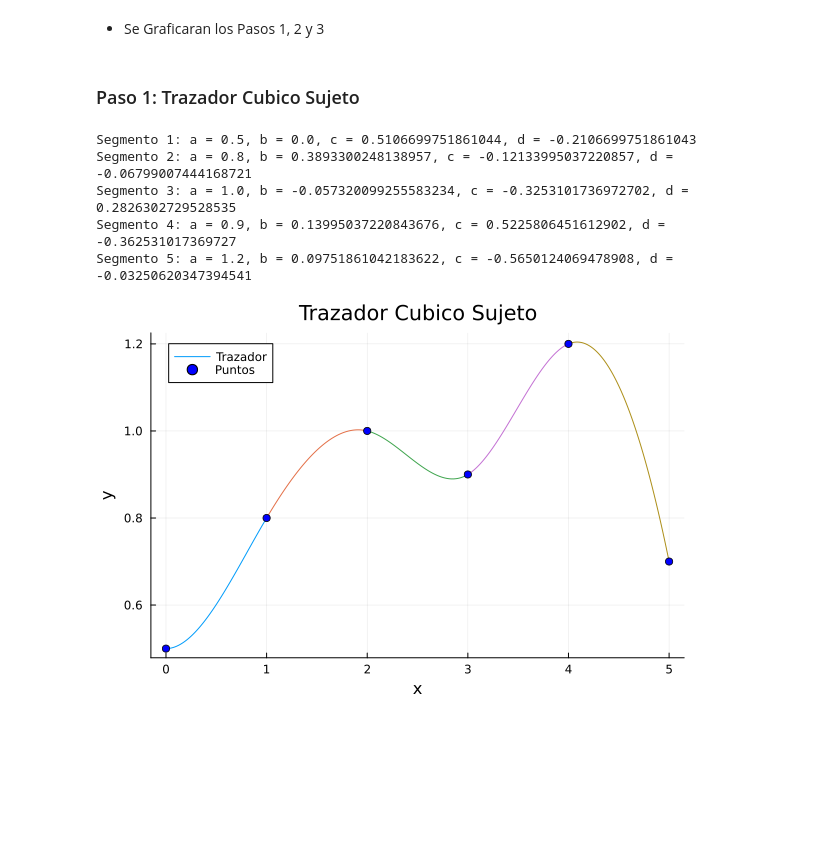
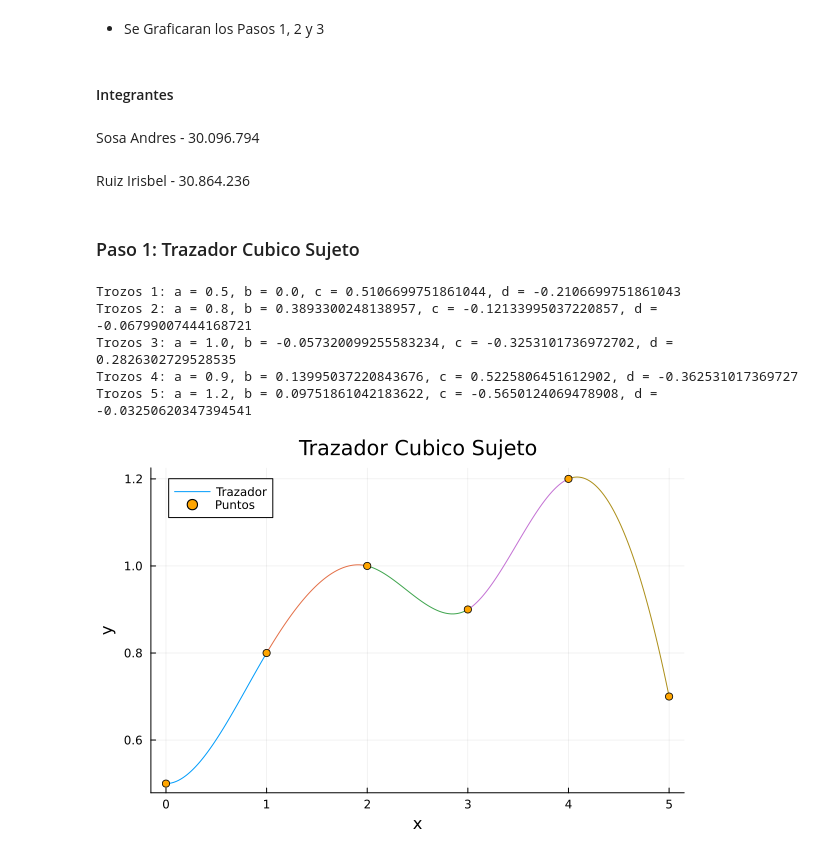
Before and after one commit to Excrah/Proyecto-de-Monta-a-Rusa, a Jupyter notebook: Montaña_Rusa.ipynb, the cells around one changed output. Saved outputs shown, nothing was run; the diff lists cells and outputs as text; code cells hidden in the pictures; blank space fills up the shorter version.

```diff
--- a/Montaña_Rusa.ipynb
+++ b/Montaña_Rusa.ipynb
@@ -29,6 +29,12 @@ fuerzas que actúan en los puntos críticos de la estructura
 * Sera usado .CSV para extraer los datos
 # %% [markdown]
 * Se Graficaran los Pasos 1, 2 y 3
+# %% [markdown]
+#### Integrantes
+# %% [markdown]
+Sosa Andres - 30.096.794
+# %% [markdown]
+Ruiz Irisbel - 30.864.236
 # %% [markdown]
 ### Paso 1: Trazador Cubico Sujeto
 # %%
@@ -67,39 +73,39 @@ for i in 1:n-1
         matriz_A[llenar, 4*i+3] = -2
         llenar += 1
     end
 end
 
 # Creamos unas condiciones de frontera
 matriz_A[llenar, 2] = 1
 llenar += 1
 matriz_A[llenar, end-2] = 2
 matriz_A[llenar, end] = 6*(x[end]-x[end-1])
 resolviendo = matriz_A\matriz_B
 
 # Funcion del trazador cubico
 function S(xi, a, b, c, d, x)
     return a .+ b .* (x .- xi) .+ c .* (x .- xi).^2 .+ d .* (x .- xi).^3
 end
 
-# Graficar
+# Grraficamos los trazadores cúbicos y graficamos tambien sus trozos
 plot()
 for i in 1:n-1
     a, b, c, d = resolviendo[4*(i-1)+1:4*i]
-    println("Segmento $i: a = $a, b = $b, c = $c, d = $d")
+    println("Trozos $i: a = $a, b = $b, c = $c, d = $d")
     xi = x[i]
     xip1 = x[i+1]
     x_range = xi:0.01:xip1
     y_range = S(xi, a, b, c, d, x_range)
     plot!(x_range, y_range, label=i == 1 ? "Trazador" : "")
 end
-scatter!(x, y, label="Puntos", color=:blue)
+scatter!(x, y, label="Puntos", color=:orange)
 xlabel!("x")
 ylabel!("y")
 title!("Trazador Cubico Sujeto")
 # %% [output]
-Segmento 1: a = 0.5, b = 0.0, c = 0.5106699751861044, d = -0.2106699751861043
-Segmento 2: a = 0.8, b = 0.3893300248138957, c = -0.12133995037220857, d = -0.06799007444168721
-Segmento 3: a = 1.0, b = -0.057320099255583234, c = -0.3253101736972702, d = 0.2826302729528535
-Segmento 4: a = 0.9, b = 0.13995037220843676, c = 0.5225806451612902, d = -0.362531017369727
-Segmento 5: a = 1.2, b = 0.09751861042183622, c = -0.5650124069478908, d = -0.03250620347394541
+Trozos 1: a = 0.5, b = 0.0, c = 0.5106699751861044, d = -0.2106699751861043
+Trozos 2: a = 0.8, b = 0.3893300248138957, c = -0.12133995037220857, d = -0.06799007444168721
+Trozos 3: a = 1.0, b = -0.057320099255583234, c = -0.3253101736972702, d = 0.2826302729528535
+Trozos 4: a = 0.9, b = 0.13995037220843676, c = 0.5225806451612902, d = -0.362531017369727
+Trozos 5: a = 1.2, b = 0.09751861042183622, c = -0.5650124069478908, d = -0.03250620347394541
-[figure, old version]
+[figure, new version]
```
